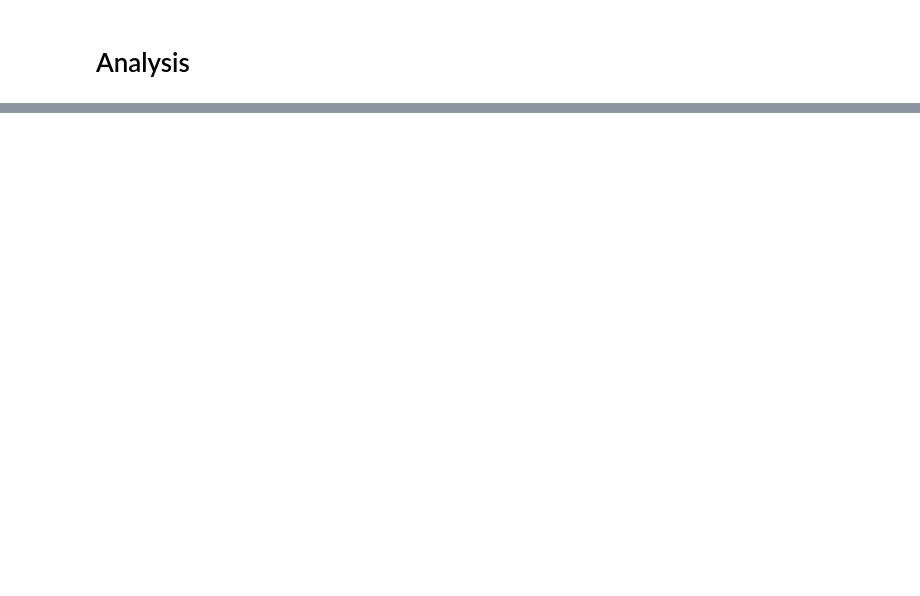
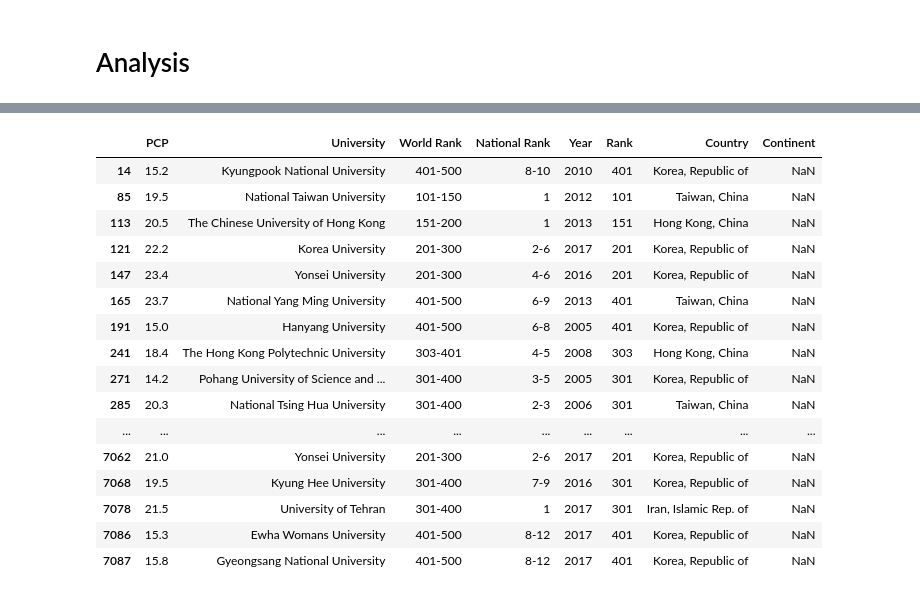
Before and after one commit to Lunczer93/Python_Project_4_World_University_Ranking, a Jupyter notebook: Python_Project_4_World_University_Ranking.ipynb, the cells around one changed output, grey strips where cells are left out. Cells and saved outputs as stored; diff of their text form; code cells hidden in the pictures; blank space fills up the shorter version.

```diff
--- a/Python_Project_4_World_University_Ranking.ipynb
+++ b/Python_Project_4_World_University_Ranking.ipynb
@@ -532,0 +592,4 @@ memory usage: 12.9+ KB
+# %%
+NewWorldUniversityRankingShanghai = NewWorldUniversityRankingShanghai.merge(CountryContinent,
+                                                                            how='left',
+                                                                            on='Country')
@@ -532,0 +612,22 @@ memory usage: 12.9+ KB
+# %%
+pd.set_option('display.max_rows', 350)
+
+NewWorldUniversityRankingShanghai[NewWorldUniversityRankingShanghai.isnull().any(axis=1)]
+# %% [output]
+|  | PCP | University | World Rank | National Rank | Year | Rank | Country | Continent |
+| 14 | 15.2 | Kyungpook National University | 401-500 | 8-10 | 2010 | 401 | Korea, Republic of | NaN |
+| 85 | 19.5 | National Taiwan University | 101-150 | 1 | 2012 | 101 | Taiwan, China | NaN |
+| 113 | 20.5 | The Chinese University of Hong Kong | 151-200 | 1 | 2013 | 151 | Hong Kong, China | NaN |
+| 121 | 22.2 | Korea University | 201-300 | 2-6 | 2017 | 201 | Korea, Republic of | NaN |
+| 147 | 23.4 | Yonsei University | 201-300 | 4-6 | 2016 | 201 | Korea, Republic of | NaN |
+| 165 | 23.7 | National Yang Ming University | 401-500 | 6-9 | 2013 | 401 | Taiwan, China | NaN |
+| 191 | 15.0 | Hanyang University | 401-500 | 6-8 | 2005 | 401 | Korea, Republic of | NaN |
+| 241 | 18.4 | The Hong Kong Polytechnic University | 303-401 | 4-5 | 2008 | 303 | Hong Kong, China | NaN |
+| 271 | 14.2 | Pohang University of Science and ... | 301-400 | 3-5 | 2005 | 301 | Korea, Republic of | NaN |
+| 285 | 20.3 | National Tsing Hua University | 301-400 | 2-3 | 2006 | 301 | Taiwan, China | NaN |
+| ... | ... | ... | ... | ... | ... | ... | ... | ... |
+| 7062 | 21.0 | Yonsei University | 201-300 | 2-6 | 2017 | 201 | Korea, Republic of | NaN |
+| 7068 | 19.5 | Kyung Hee University | 301-400 | 7-9 | 2016 | 301 | Korea, Republic of | NaN |
+| 7078 | 21.5 | University of Tehran | 301-400 | 1 | 2017 | 301 | Iran, Islamic Rep. of | NaN |
+| 7086 | 15.3 | Ewha Womans University | 401-500 | 8-12 | 2017 | 401 | Korea, Republic of | NaN |
+| 7087 | 15.8 | Gyeongsang National University | 401-500 | 8-12 | 2017 | 401 | Korea, Republic of | NaN |
```
Also changed, not shown: parts of 26 cells of this notebook.
